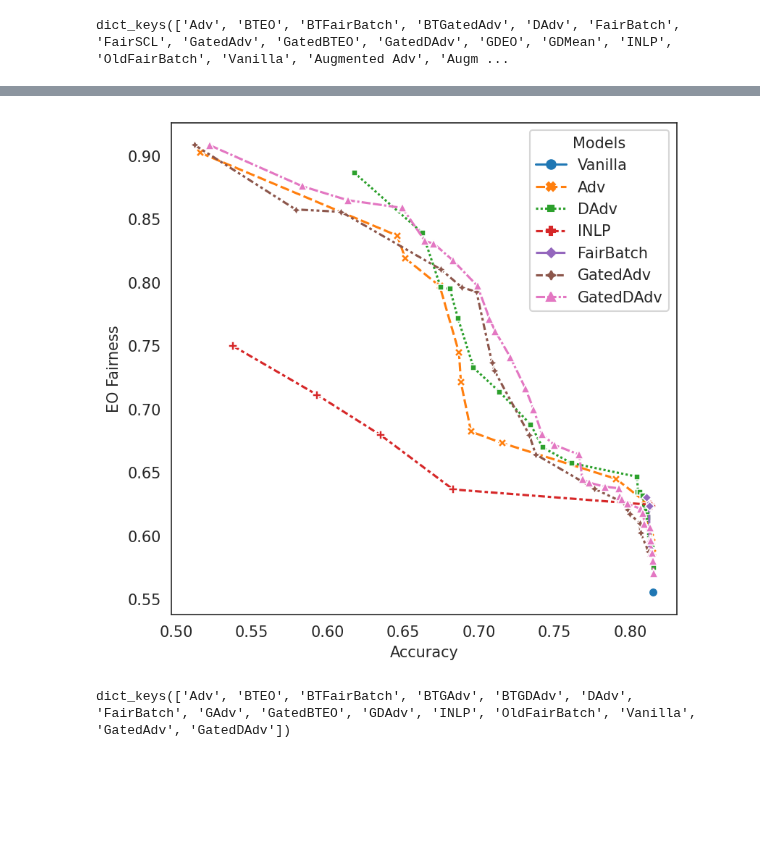
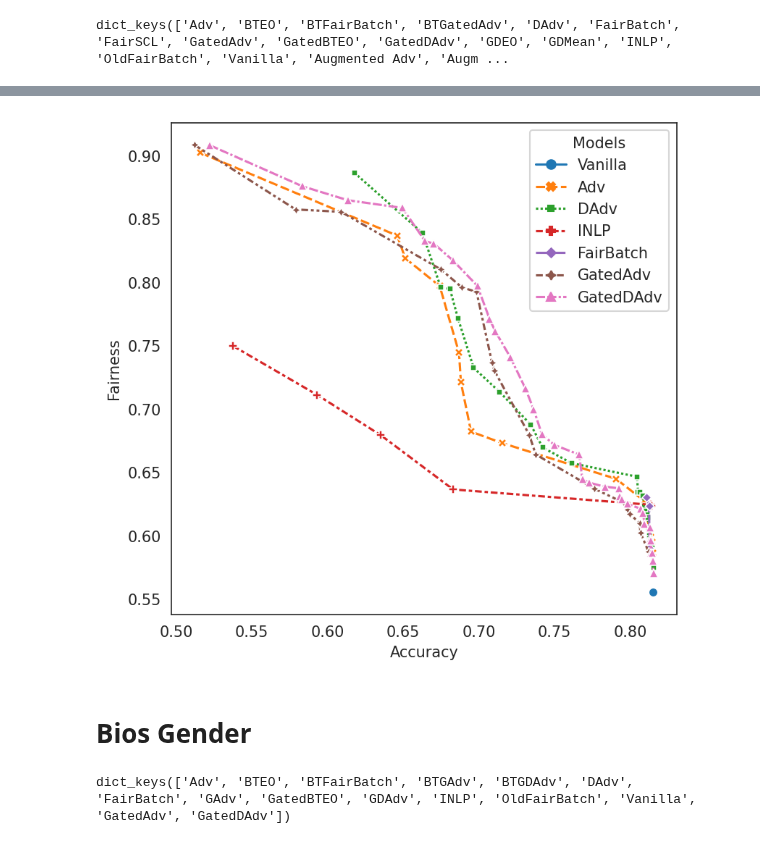
Before and after one commit to Libr-AI/fairlib, a Jupyter notebook: analysis/Final_results_in_paper.ipynb, the cells around one changed output, grey strips where cells are left out. Saved outputs shown, nothing was run; the diff lists cells and outputs as text; code cells hidden in the pictures; blank space fills up the shorter version.

```diff
--- a/analysis/Final_results_in_paper.ipynb
+++ b/analysis/Final_results_in_paper.ipynb
@@ -166,20 +167,20 @@ make_plot(Bios_both_plot_df)
 # %%
 Bios_both_plot_df2 = final_results_df(
     results_dict = Bios_both_results,
     model_order = ["Vanilla", "Adv", "DAdv", "INLP", "FairBatch", "GatedAdv", "GatedDAdv"],
-    Fairness_metric_name = "rms_TPR",
-    Performance_metric_name = "accuracy",
     pareto = True,
     pareto_selection = "test",
     selection_criterion = None,
     return_dev = True,
     Fairness_threshold=0.5,
     Performance_threshold=0.5,
     )
 
 make_plot(Bios_both_plot_df2)
 # %% [output]
-[figure, old version]
+[figure, new version]
+# %% [markdown]
+# Bios Gender
 # %%
 Bios_gender_results = retrive_results("Bios_gender")
 
```
Also changed, not shown: parts of 12 cells of this notebook.
